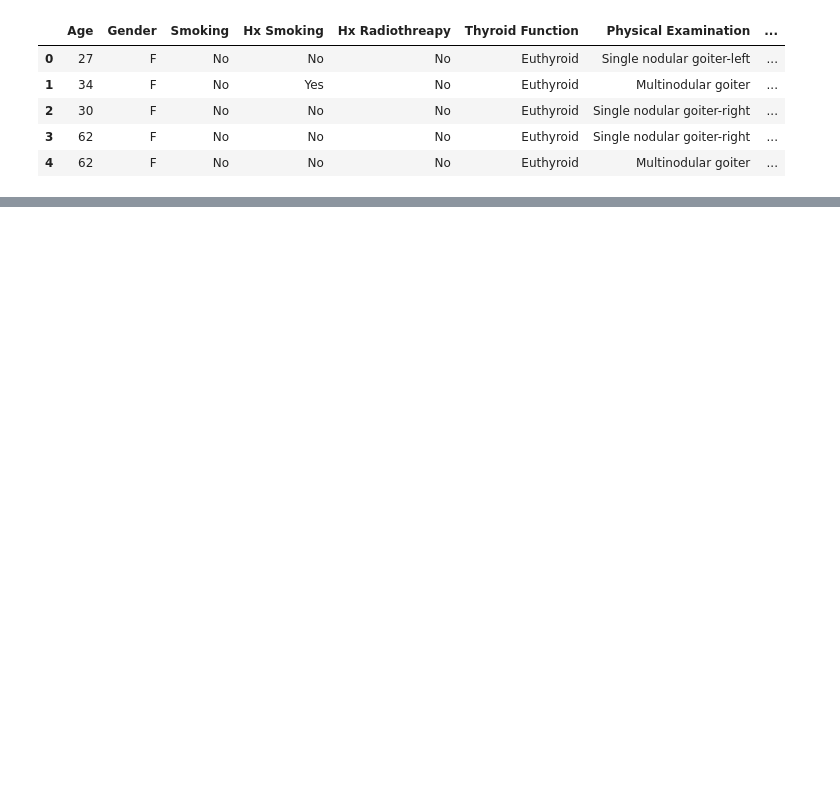
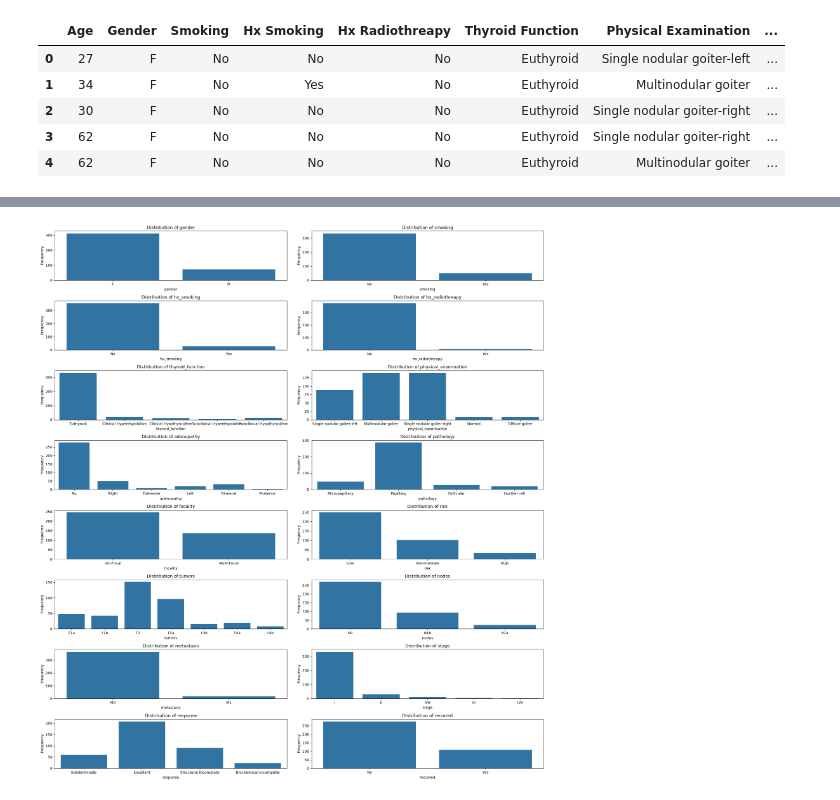
Before and after one commit to TravisArnt/thyroid-recurrence-prediction, a Jupyter notebook: notebooks/01_eda.ipynb, the cells around one changed output, grey strips where cells are left out. Saved outputs shown, nothing was run; the diff lists cells and outputs as text; code cells hidden in the pictures; blank space fills up the shorter version.

Commit message:
add:exploratory data analysis

```diff
--- a/notebooks/01_eda.ipynb
+++ b/notebooks/01_eda.ipynb
@@ -15,0 +52,6 @@ df.head(5)
+# %%
+df = df.rename(columns={
+    'T':'tumors',
+    'N':'nodes',
+    'M':'metastasis'})
+df.info()
@@ -15,0 +76,4 @@ df.head(5)
+# %%
+# Make column names to be consistent and easier to work with
+df.columns = df.columns.str.strip().str.lower().str.replace(' ','_')
+df.columns
@@ -15,0 +86,4 @@ df.head(5)
+# %%
+# Identify object columns
+object_cols = list(df.dtypes[df.dtypes == 'str'].index)
+object_cols
@@ -15,0 +107,5 @@ df.head(5)
+# %%
+# Strip whitespace from object columns and check value counts in each features
+for col in object_cols:
+    df[col] = df[col].str.strip()
+    print(df[col].value_counts())
@@ -15,0 +149,12 @@ df.head(5)
+# %%
+fig,axes = plt.subplots(figsize=(20,22),nrows=8,ncols=2)
+axes = axes.flatten()
+for index,col in enumerate(object_cols):
+    sns.countplot(data=df,x=col,ax=axes[index])
+    axes[index].set_title(f'Distribution of {col}')
+    axes[index].set_xlabel(col)
+    axes[index].set_ylabel('Frequency')
+plt.tight_layout()
+plt.show()
+# %% [output]
+[figure, added]
```
Also changed, not shown: parts of 13 cells of this notebook.
